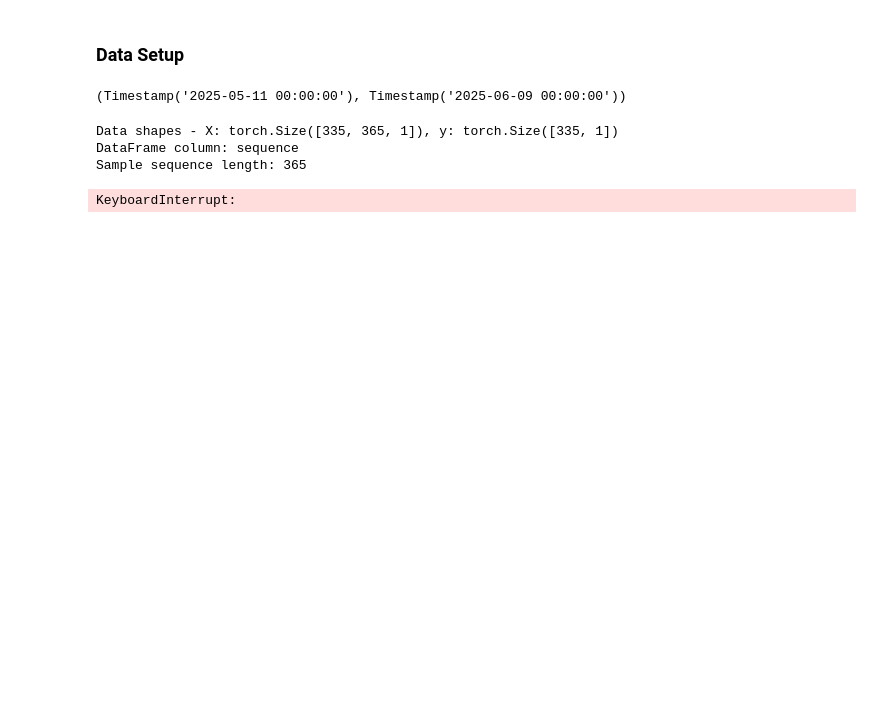
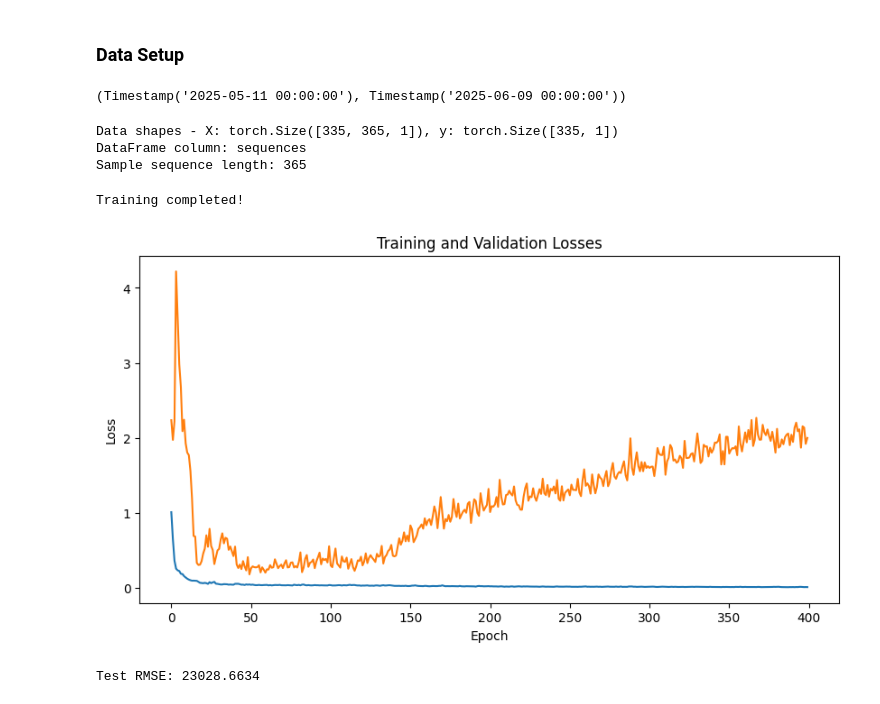
Before and after one commit to matteoshafer/cryptoTrading_fork, a Jupyter notebook: training notebooks/transformer.ipynb, the cells around one changed output. Drawn from its saved outputs; the diff is of its cells as text; code cells hidden in the pictures; blank space fills up the shorter version.

Commit message:
steps towards the transformer

```diff
--- a/training notebooks/transformer.ipynb
+++ b/training notebooks/transformer.ipynb
@@ -224,24 +204,30 @@ y_test = test_data['next']
 # %%
-# Create and train model
+# Create model with appropriate settings for Bitcoin prediction
 model = BaseTransformer(
     d_model=128,
     num_heads=8,
-    num_layers=128,
-    learning_rate=1e-4,
-    batch_size=16
+    num_layers=4,
+    learning_rate=1e-4,  # This is fine now with normalized data
+    batch_size=32,
+    dropout=0.1,
+    mask_value=FILL
 )
-
-# Train with validation
-model.fit(X_train, y_train, epochs=10,
-          validation_data=(X_test, y_test))
-
-# Make predictions
-predictions = model.predict(X_test)
-test_score = model.score(X_test, y_test)
-print(f"Test R² Score: {test_score:.4f}")
+model.fit(X_train_norm, y_train_norm, epochs=400, validation_data=(X_test_norm, y_test_norm))
+torch.save(model, f'../models/{COIN}_model.pth')
 # %% [output]
 Data shapes - X: torch.Size([335, 365, 1]), y: torch.Size([335, 1])
-DataFrame column: sequence
+DataFrame column: sequences
 Sample sequence length: 365
-KeyboardInterrupt:
+Training completed!
+[figure, added]
+# %%
+predictions = model.predict(X_test_norm)
+predictions = target_scaler.inverse_transform(predictions).reshape(-1)
+predictions = pd.Series(predictions, index=y_test.index)
+y_test_norm.index = X_test_norm.index
+
+rmse = root_mean_squared_error(y_test, predictions)
+print(f"Test RMSE: {rmse:.4f}")
+# %% [output]
+Test RMSE: 23028.6634
 # %%
```
Also changed, not shown: parts of 13 cells of this notebook, 4 other files.
